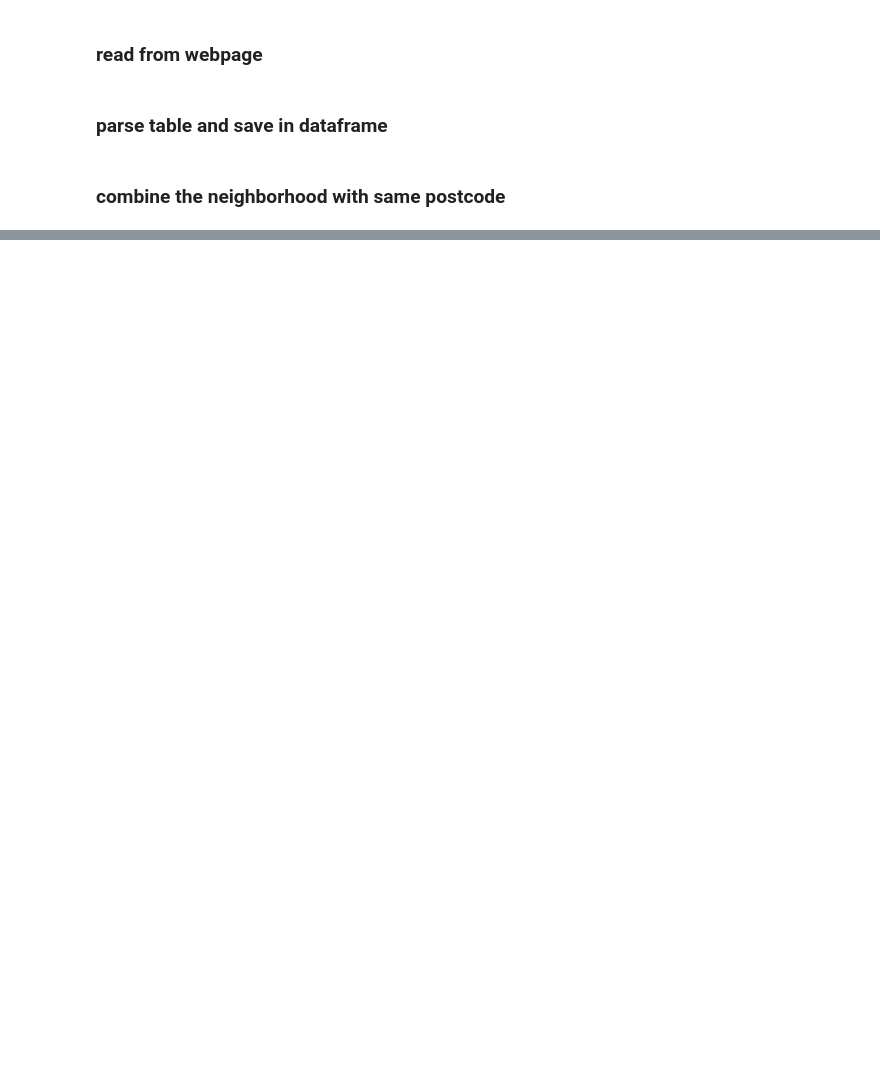
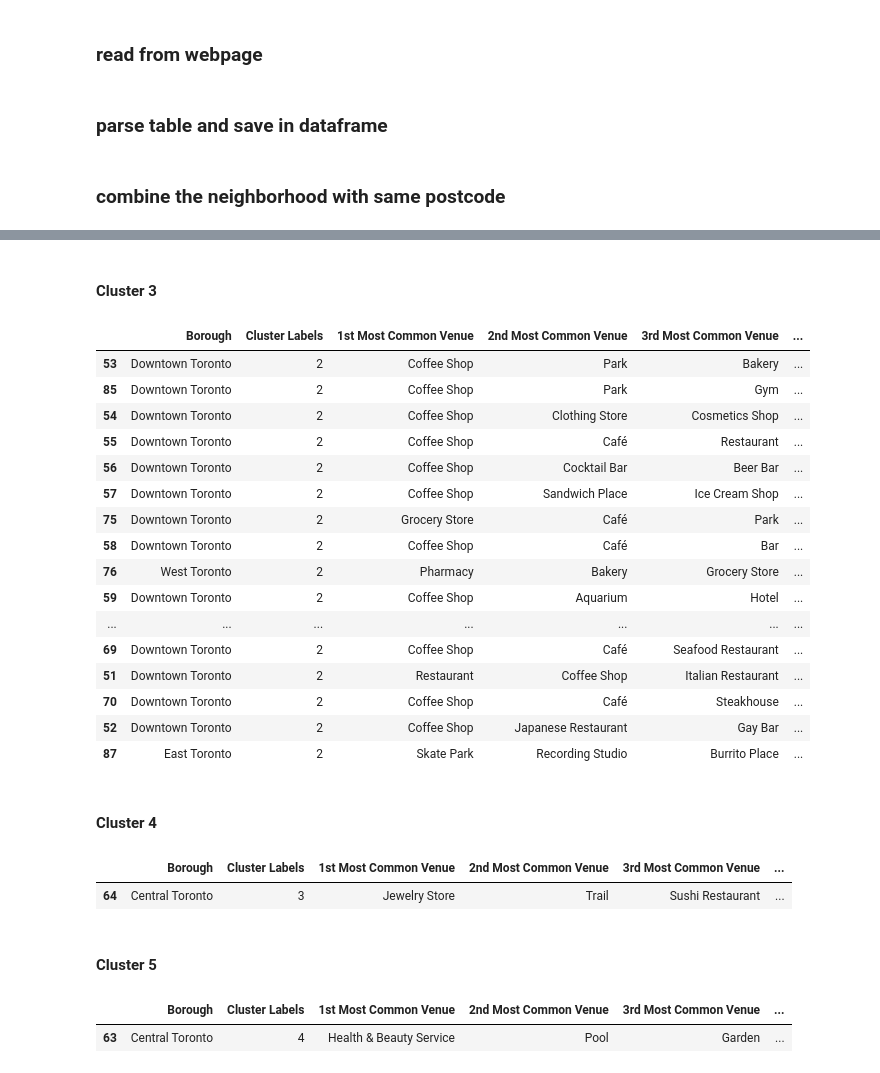
Before and after one commit to digitdapeng/IBM_DS, a Jupyter notebook: C9_Capstone/IBM DS Capstone WW3 Project.ipynb, the cells around one changed output, grey strips where cells are left out. Saved outputs shown, nothing was run; the diff lists cells and outputs as text; code cells hidden in the pictures; blank space fills up the shorter version.

```diff
--- a/C9_Capstone/IBM DS Capstone WW3 Project.ipynb
+++ b/C9_Capstone/IBM DS Capstone WW3 Project.ipynb
@@ -80,0 +541,21 @@ post_final.shape
+# %%
+num_top_venues = 10
+
+indicators = ['st', 'nd', 'rd']
+
+# create columns according to number of top venues
+columns = ['NeighborhoodName']
+for ind in np.arange(num_top_venues):
+    try:
+        columns.append('{}{} Most Common Venue'.format(ind+1, indicators[ind]))
+    except:
+        columns.append('{}th Most Common Venue'.format(ind+1))
+
+# create a new dataframe
+neighborhoods_venues_sorted = pd.DataFrame(columns=columns)
+neighborhoods_venues_sorted['NeighborhoodName'] = toronto_grouped['NeighborhoodName']
+
+for ind in np.arange(toronto_grouped.shape[0]):
+    neighborhoods_venues_sorted.iloc[ind, 1:] = return_most_common_venues(toronto_grouped.iloc[ind, :], num_top_venues)
+
+neighborhoods_venues_sorted.head()
@@ -80,0 +576,11 @@ post_final.shape
+# %%
+# set number of clusters
+kclusters = 5
+
+toronto_grouped_clustering = toronto_grouped.drop('NeighborhoodName', 1)
+
+# run k-means clustering
+kmeans = KMeans(n_clusters=kclusters, random_state=0).fit(toronto_grouped_clustering)
+
+# check cluster labels generated for each row in the dataframe
+kmeans.labels_[0:10]
@@ -80,0 +604,9 @@ post_final.shape
+# %%
+# add clustering labels
+neighborhoods_venues_sorted.insert(0, 'Cluster Labels', kmeans.labels_)
+
+toronto_merged = toronto_bor
+
+# merge toronto_grouped with toronto_data to add latitude/longitude for each neighborhood
+toronto_merged = toronto_merged.join(neighborhoods_venues_sorted.set_index('NeighborhoodName'), on='NeighborhoodName')
+toronto_merged.head() # check the last columns!
@@ -80,0 +668,36 @@ post_final.shape
+# %% [markdown]
+#### Cluster 3
+# %%
+toronto_merged.loc[toronto_merged['Cluster Labels'] == 2, toronto_merged.columns[[1] + list(range(5, toronto_merged.shape[1]))]]
+# %% [output]
+|  | Borough | Cluster Labels | 1st Most Common Venue | 2nd Most Common Venue | 3rd Most Common Venue | ... |
+| 53 | Downtown Toronto | 2 | Coffee Shop | Park | Bakery | ... |
+| 85 | Downtown Toronto | 2 | Coffee Shop | Park | Gym | ... |
+| 54 | Downtown Toronto | 2 | Coffee Shop | Clothing Store | Cosmetics Shop | ... |
+| 55 | Downtown Toronto | 2 | Coffee Shop | Café | Restaurant | ... |
+| 56 | Downtown Toronto | 2 | Coffee Shop | Cocktail Bar | Beer Bar | ... |
+| 57 | Downtown Toronto | 2 | Coffee Shop | Sandwich Place | Ice Cream Shop | ... |
+| 75 | Downtown Toronto | 2 | Grocery Store | Café | Park | ... |
+| 58 | Downtown Toronto | 2 | Coffee Shop | Café | Bar | ... |
+| 76 | West Toronto | 2 | Pharmacy | Bakery | Grocery Store | ... |
+| 59 | Downtown Toronto | 2 | Coffee Shop | Aquarium | Hotel | ... |
+| ... | ... | ... | ... | ... | ... | ... |
+| 69 | Downtown Toronto | 2 | Coffee Shop | Café | Seafood Restaurant | ... |
+| 51 | Downtown Toronto | 2 | Restaurant | Coffee Shop | Italian Restaurant | ... |
+| 70 | Downtown Toronto | 2 | Coffee Shop | Café | Steakhouse | ... |
+| 52 | Downtown Toronto | 2 | Coffee Shop | Japanese Restaurant | Gay Bar | ... |
+| 87 | East Toronto | 2 | Skate Park | Recording Studio | Burrito Place | ... |
+# %% [markdown]
+#### Cluster 4
+# %%
+toronto_merged.loc[toronto_merged['Cluster Labels'] == 3, toronto_merged.columns[[1] + list(range(5, toronto_merged.shape[1]))]]
+# %% [output]
+|  | Borough | Cluster Labels | 1st Most Common Venue | 2nd Most Common Venue | 3rd Most Common Venue | ... |
+| 64 | Central Toronto | 3 | Jewelry Store | Trail | Sushi Restaurant | ... |
+# %% [markdown]
+#### Cluster 5
+# %%
+toronto_merged.loc[toronto_merged['Cluster Labels'] == 4, toronto_merged.columns[[1] + list(range(5, toronto_merged.shape[1]))]]
+# %% [output]
+|  | Borough | Cluster Labels | 1st Most Common Venue | 2nd Most Common Venue | 3rd Most Common Venue | ... |
+| 63 | Central Toronto | 4 | Health & Beauty Service | Pool | Garden | ... |
```
Also changed, not shown: parts of 71 cells of this notebook, 2 other files.
